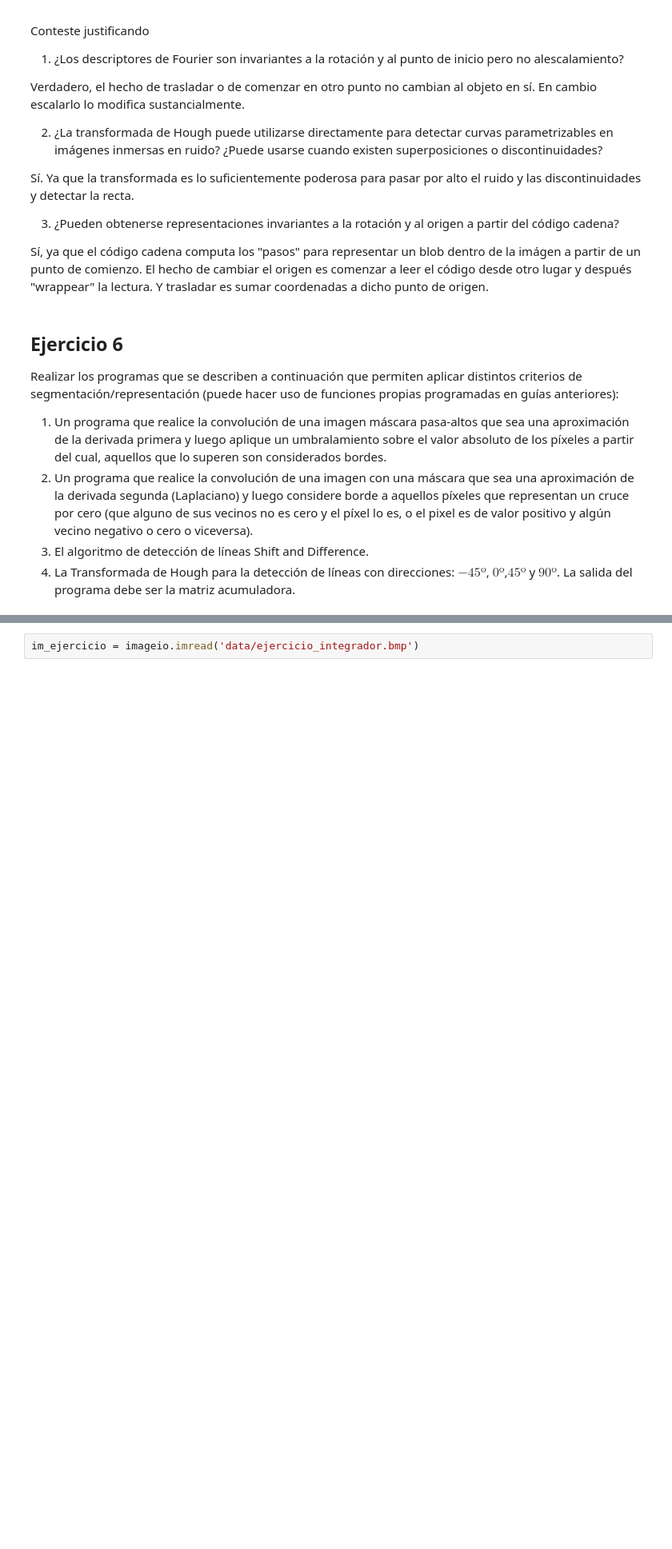
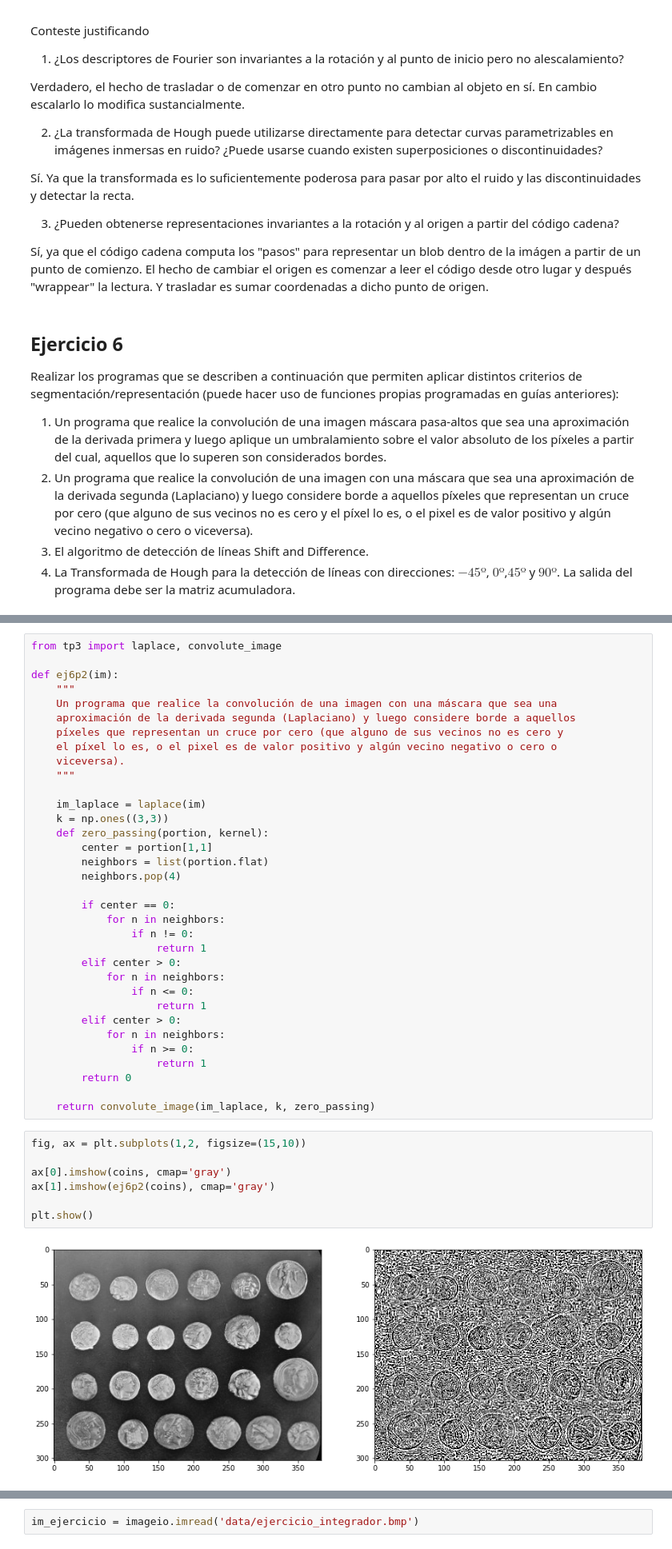
Before and after one commit to PaPablo/pdi-mdp, a Jupyter notebook: 04/04.ipynb, the cells around one changed output, grey strips where cells are left out. Shown at 80% size. Saved outputs shown, nothing was run; the diff lists cells and outputs as text; blank space fills up the shorter version.

```diff
--- a/04/04.ipynb
+++ b/04/04.ipynb
@@ -70,0 +123,43 @@ Realizar los programas que se describen a continuación que permiten aplicar dis
+# %%
+from tp3 import laplace, convolute_image
+
+def ej6p2(im):
+    """
+    Un programa que realice la convolución de una imagen con una máscara que sea una
+    aproximación de la derivada segunda (Laplaciano) y luego considere borde a aquellos
+    píxeles que representan un cruce por cero (que alguno de sus vecinos no es cero y
+    el píxel lo es, o el pixel es de valor positivo y algún vecino negativo o cero o
+    viceversa).
+    """
+
+    im_laplace = laplace(im)
+    k = np.ones((3,3))
+    def zero_passing(portion, kernel):
+        center = portion[1,1]
+        neighbors = list(portion.flat)
+        neighbors.pop(4)
+
+        if center == 0:
+            for n in neighbors:
+                if n != 0:
+                    return 1
+        elif center > 0:
+            for n in neighbors:
+                if n <= 0:
+                    return 1
+        elif center > 0:
+            for n in neighbors:
+                if n >= 0:
+                    return 1
+        return 0
+
+    return convolute_image(im_laplace, k, zero_passing)
+# %%
+fig, ax = plt.subplots(1,2, figsize=(15,10))
+
+ax[0].imshow(coins, cmap='gray')
+ax[1].imshow(ej6p2(coins), cmap='gray')
+
+plt.show()
+# %% [output]
+[figure, added]
```
Also changed, not shown: parts of 14 cells of this notebook, 1 other file.
